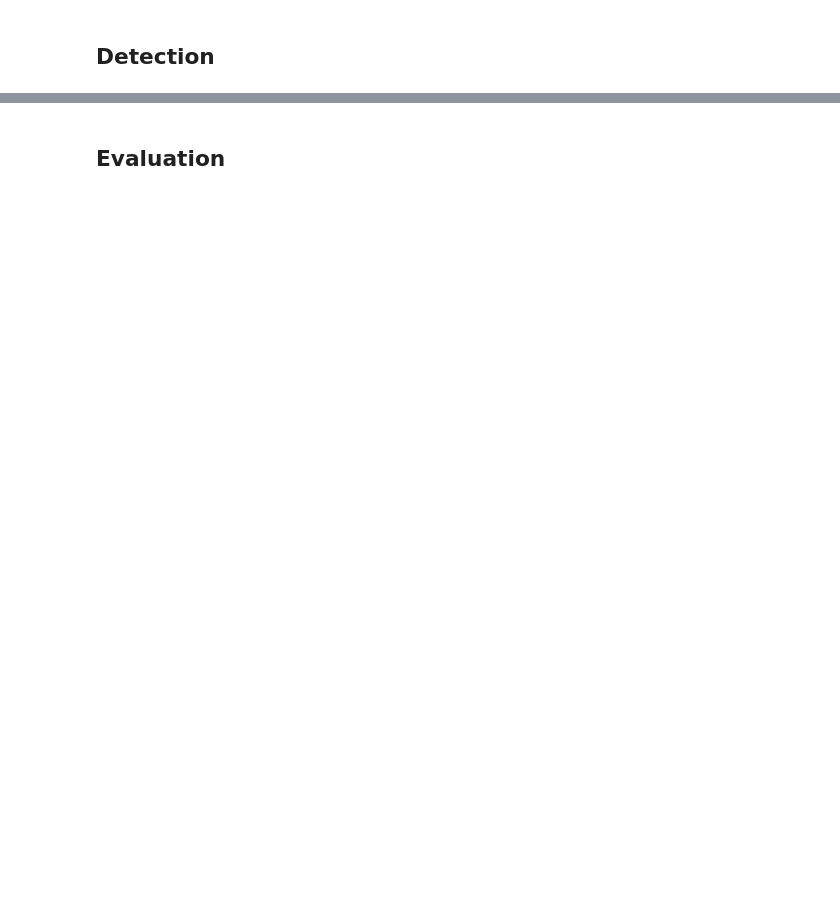
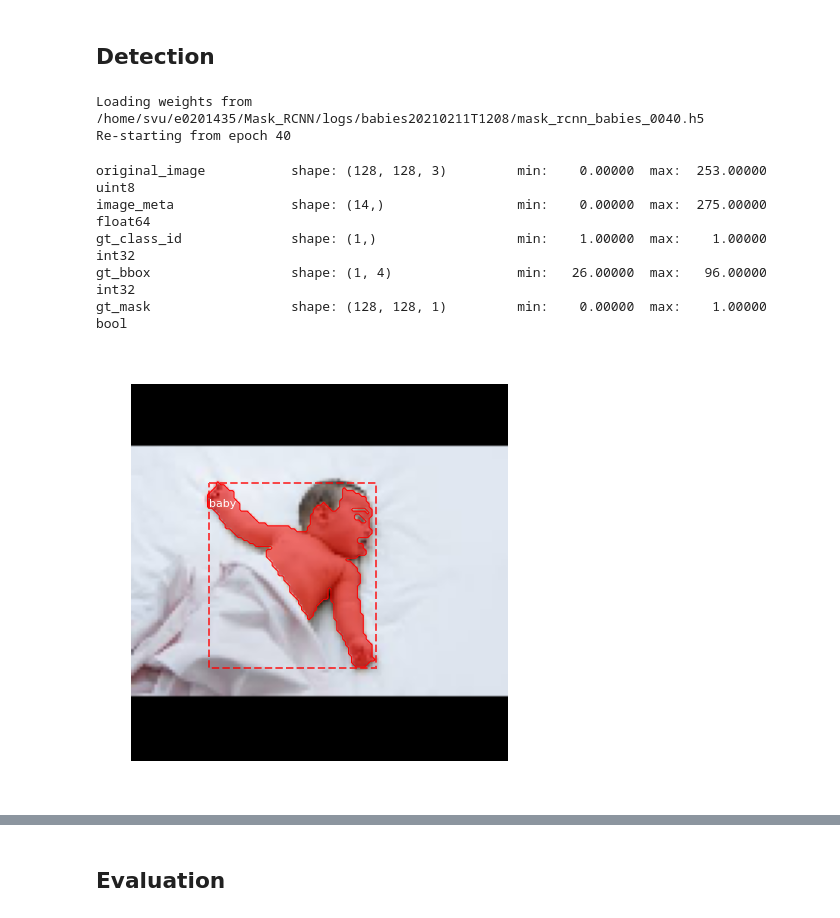
Before and after one commit to NicholasCF/Mask_RCNN, a Jupyter notebook: samples/babies/train_babies.ipynb, the cells around one changed output, grey strips where cells are left out. Drawn from its saved outputs; the diff is of its cells as text; code cells hidden in the pictures; blank space fills up the shorter version.

```diff
--- a/samples/babies/train_babies.ipynb
+++ b/samples/babies/train_babies.ipynb
@@ -65,20 +60,22 @@ class BabiesConfig(Config):
     # You can also provide a callable that should have the signature
     # of model.resnet_graph. If you do so, you need to supply a callable
     # to COMPUTE_BACKBONE_SHAPE as well
-    BACKBONE = "resnet50"
+    BACKBONE = "resnet101"
 
     # Train on 1 GPU and 8 images per GPU. We can put multiple images on each
     # GPU because the images are small. Batch size is 8 (GPUs * images/GPU).
     GPU_COUNT = 1
-    IMAGES_PER_GPU = 1
+    IMAGES_PER_GPU = 3
 
     # Number of classes (including background)
     NUM_CLASSES = 1 + 1  # background + 1 shapes
 
     # Use small images for faster training. Set the limits of the small side
     # the large side, and that determines the image shape.
-    IMAGE_MIN_DIM = 64
-    IMAGE_MAX_DIM = 64
+    IMAGE_MIN_DIM = 128
+    IMAGE_MAX_DIM = 128
+
+    USE_MINI_MASK = False
 
     # Use smaller anchors because our image and objects are small
     RPN_ANCHOR_SCALES = (8, 16, 32, 64, 128)  # anchor side in pixels
@@ -159,6 +156,9 @@ class BabiesDataset(utils.Dataset):
         for i in range(count):
             image_path = os.path.join(image_dir, '{}.png'.format(i))
             image = skimage.io.imread(image_path)
+            if image.shape[2] == 4:
+                image = image[:,:,:3]
+
             self.add_image("babies", image_id=i, path=image_path,
                            height=image.shape[0], width=image.shape[1])
 
@@ -240,7 +246,7 @@ Train in two stages:
 # which layers to train by name pattern.
 model.train(dataset_train, dataset_val,
             learning_rate=config.LEARNING_RATE,
-            epochs=1,
+            epochs=20,
             layers='heads')
 # %% [output]
 Starting at epoch 0. LR=0.001
@@ -268,6 +290,6 @@ mrcnn_mask             (TimeDistributed)
 # train by name pattern.
 model.train(dataset_train, dataset_val,
             learning_rate=config.LEARNING_RATE / 10,
-            epochs=2,
+            epochs=40,
             layers="all")
 # %% [output]
@@ -316,21 +355,31 @@ model_path = model.find_last()
 # Load trained weights
 print("Loading weights from ", model_path)
 model.load_weights(model_path, by_name=True)
+# %% [output]
+Loading weights from  /home/svu/e0201435/Mask_RCNN/logs/babies20210211T1208/mask_rcnn_babies_0040.h5
+Re-starting from epoch 40
 # %%
 # Test on a random image
 image_id = random.choice(dataset_val.image_ids)
 original_image, image_meta, gt_class_id, gt_bbox, gt_mask =\
     modellib.load_image_gt(dataset_val, inference_config,
-                           image_id, use_mini_mask=False)
+                           image_id)
 
 log("original_image", original_image)
 log("image_meta", image_meta)
 log("gt_class_id", gt_class_id)
 log("gt_bbox", gt_bbox)
 log("gt_mask", gt_mask)
 
 visualize.display_instances(original_image, gt_bbox, gt_mask, gt_class_id,
                             dataset_train.class_names, figsize=(8, 8))
+# %% [output]
+original_image           shape: (128, 128, 3)         min:    0.00000  max:  253.00000  uint8
+image_meta               shape: (14,)                 min:    0.00000  max:  275.00000  float64
+gt_class_id              shape: (1,)                  min:    1.00000  max:    1.00000  int32
+gt_bbox                  shape: (1, 4)                min:   26.00000  max:   96.00000  int32
+gt_mask                  shape: (128, 128, 1)         min:    0.00000  max:    1.00000  bool
+[figure, added]
 # %%
 results = model.detect([original_image], verbose=1)
 
```
Also changed, not shown: parts of 10 cells of this notebook, 3 other files.
